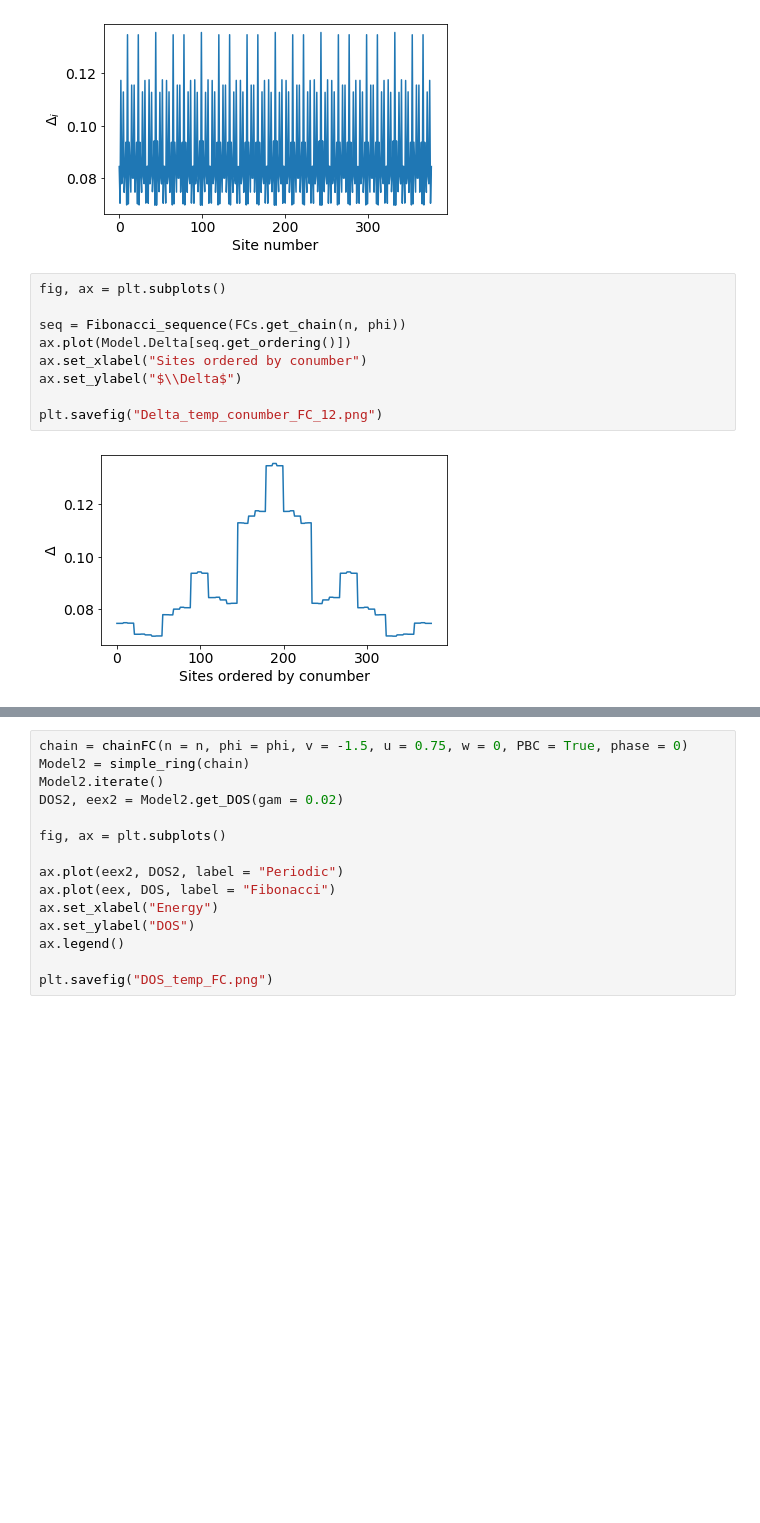
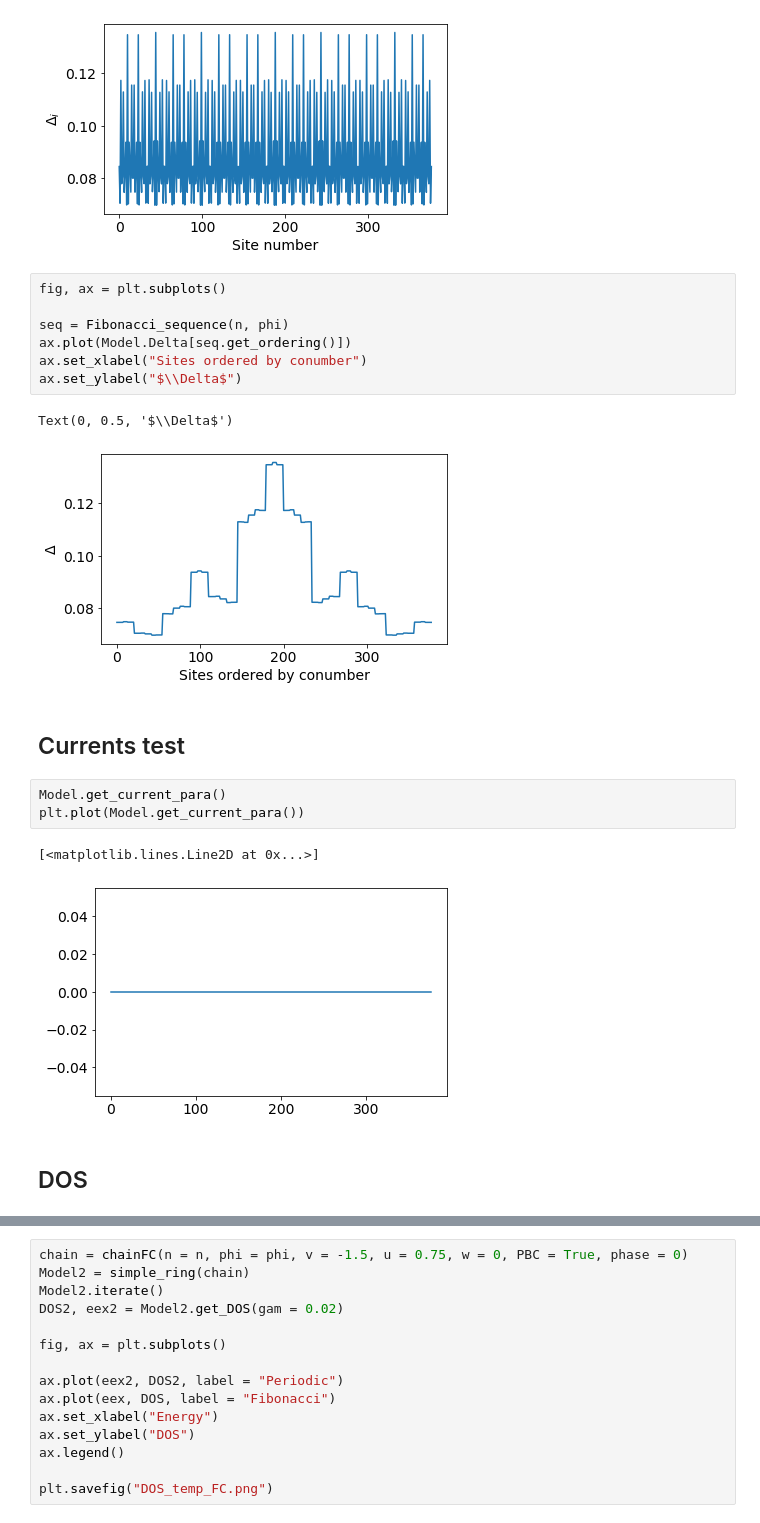
Before and after one commit to gautamra/Superconducting-Fibonacci-chain, a Jupyter notebook: SC-Fibonacci-library.ipynb, the cells around one changed output, grey strips where cells are left out. Cells and saved outputs as stored; diff of their text form; blank space fills up the shorter version.

```diff
--- a/SC-Fibonacci-library.ipynb
+++ b/SC-Fibonacci-library.ipynb
@@ -311,14 +325,23 @@ plt.savefig("Delta_temp_FC_12.png")
 # %%
 fig, ax = plt.subplots()
 
-seq = Fibonacci_sequence(FCs.get_chain(n, phi))
+seq = Fibonacci_sequence(n, phi)
 ax.plot(Model.Delta[seq.get_ordering()])
 ax.set_xlabel("Sites ordered by conumber")
 ax.set_ylabel("$\\Delta$")
-
-plt.savefig("Delta_temp_conumber_FC_12.png")
 # %% [output]
+Text(0, 0.5, '$\\Delta$')
 [figure]
+# %% [markdown]
+## Currents test
+# %%
+Model.get_current_para()
+plt.plot(Model.get_current_para())
+# %% [output]
+[<matplotlib.lines.Line2D at 0x...>]
+[figure, added]
+# %% [markdown]
+## DOS
 # %%
 DOS, eex = Model.get_DOS(gam = 0.02)
 
```
Also changed, not shown: parts of 8 cells of this notebook.
